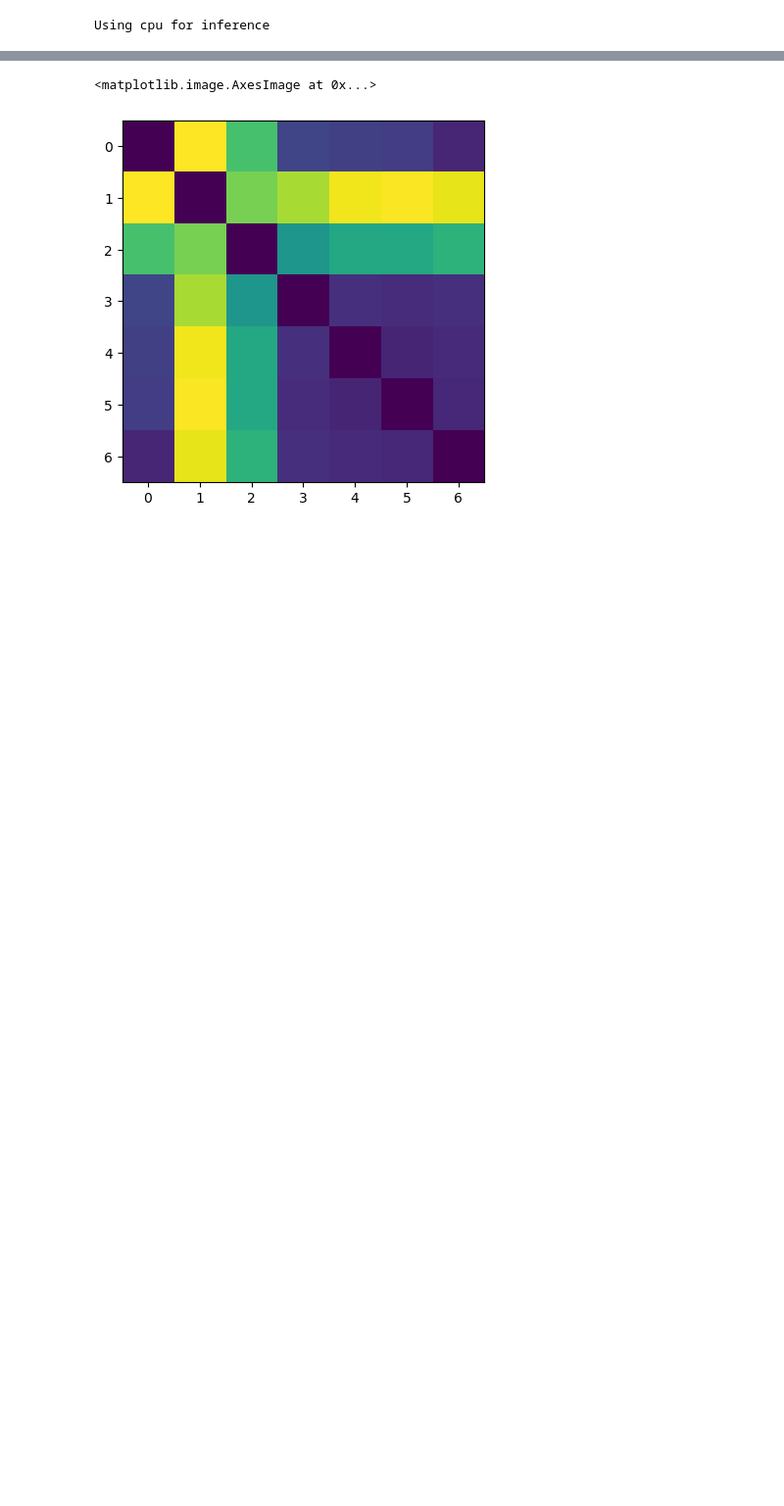
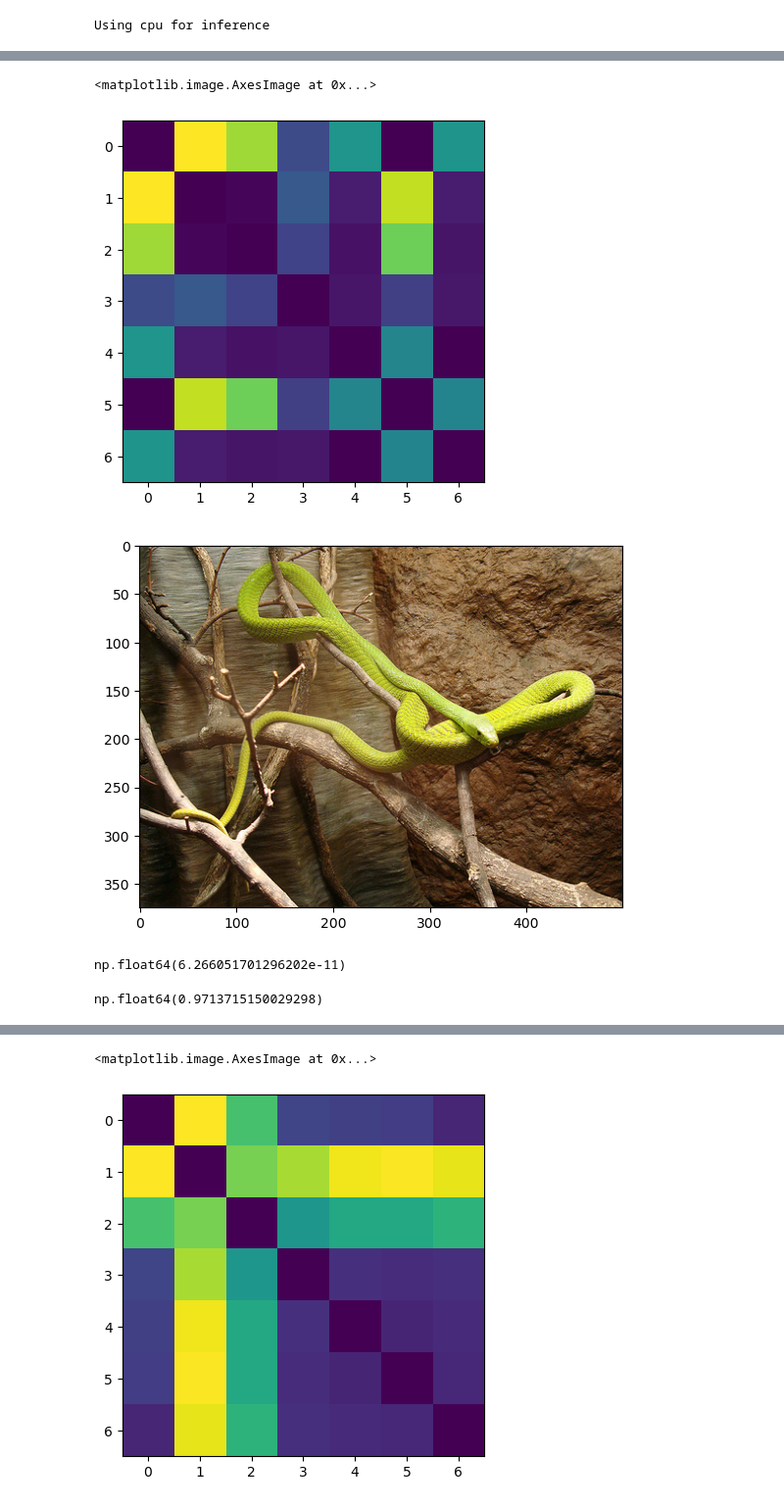
Before and after one commit to SarahHarvey/decoding-similarity, a Jupyter notebook: compare_many_networks_Jacobian_distance.ipynb, the cells around one changed output, grey strips where cells are left out. Shown at 98% size. Drawn from its saved outputs; the diff is of its cells as text; code cells hidden in the pictures; blank space fills up the shorter version.

```diff
--- a/compare_many_networks_Jacobian_distance.ipynb
+++ b/compare_many_networks_Jacobian_distance.ipynb
@@ -33,6 +34,11 @@ device = torch.device("cuda") if torch.cuda.is_available() else torch.device("cp
 print(f'Using {device} for inference')
 # %% [output]
 Using cpu for inference
+# %%
+# Probe images used
+
+fnames = os.listdir('../imagenet-sample-images/dataset/test/')
+fnames.sort()
 # %%
 # Load deep representations (if needed)
 
@@ -80,0 +138,36 @@ bures_dict = np.load('bures_dists_penultimate_decoding_Jrbyn.npz')
+# %%
+# Look at a distance matrix for a single image or category
+
+index = 55
+bures_dist_single = bures_dict["bures_dists"][index]
+model_names = bures_dict["model_names"]
+
+# Delete inceptionv3 because it is really far from the others
+bures_dist_single = np.delete(bures_dist_single,6,axis=0)
+bures_dist_single = np.delete(bures_dist_single,6,axis=1)
+model_names = np.delete(model_names,6)
+
+plt.figure()
+plt.imshow(bures_dist_single)
+
+trial_image = fnames[index]
+input_image = Image.open('../imagenet-sample-images/dataset/test/'+ trial_image)
+
+plt.figure()
+plt.imshow(input_image)
+# %% [output]
+<matplotlib.image.AxesImage at 0x...>
+[figure, added]
+[figure, added]
+# %%
+embedding = MDS(n_components=10, metric= True, eps = 0.00001, normalized_stress='auto', dissimilarity='precomputed')
+Z = embedding.fit_transform(bures_dist_single)
+embedding.stress_
+# %% [output]
+np.float64(6.266051701296202e-11)
+# %%
+pca = PCA(n_components=2)
+pcs1 = pca.fit_transform(Z)
+np.sum(pca.explained_variance_ratio_)
+# %% [output]
+np.float64(0.9713715150029298)
```
Also changed, not shown: parts of 23 cells of this notebook, 4 other files.
